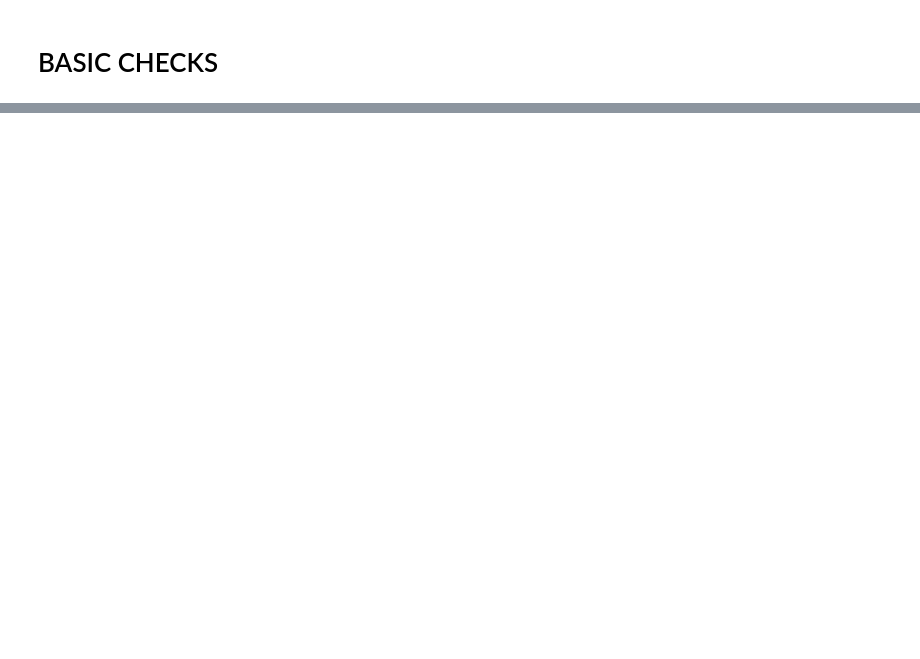
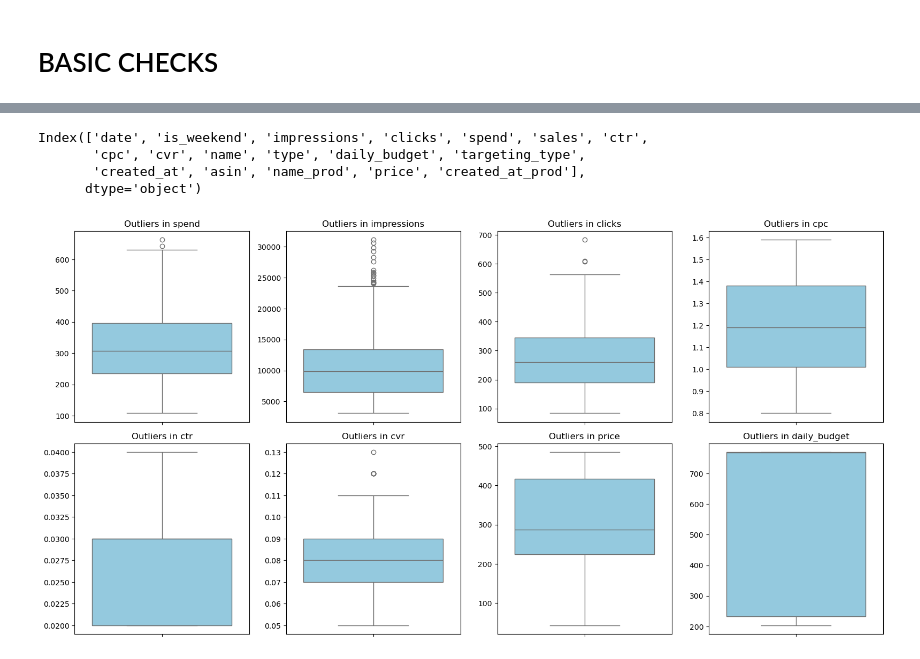
Before and after one commit to hemantam1/Day5-Compaign-, a Jupyter notebook: 5_feb/Untitled.ipynb, the cells around one changed output, grey strips where cells are left out. Drawn from its saved outputs; the diff is of its cells as text; code cells hidden in the pictures; blank space fills up the shorter version.

```diff
--- a/5_feb/Untitled.ipynb
+++ b/5_feb/Untitled.ipynb
@@ -206,3 +268,7 @@ master_df.describe(include = 'O')
+# %%
+
+master_df.drop(['status', 'status_camp', 'category'], axis=1, inplace=True)
+master_df.drop(['campaign_id','margin'],axis=1, inplace=True)
 # %%
 plt.figure(figsize=(25,25))               # here we have define figure and figure size
 plt_num = 1                               # number of plot we need
@@ -217,0 +324,7 @@ plt.tight_layout()                        #  Display all the subplots together i
+# %%
+master_df.columns
+# %% [output]
+Index(['date', 'is_weekend', 'impressions', 'clicks', 'spend', 'sales', 'ctr',
+       'cpc', 'cvr', 'name', 'type', 'daily_budget', 'targeting_type',
+       'created_at', 'asin', 'name_prod', 'price', 'created_at_prod'],
+      dtype='object')
@@ -217,0 +347,18 @@ plt.tight_layout()                        #  Display all the subplots together i
+# %%
+outlier_features = [
+     'spend', 'impressions', 'clicks',
+     'cpc', 'ctr', 'cvr', 'price', 'daily_budget'
+]
+
+plt.figure(figsize=(16, 12))
+
+for i, feature in enumerate(outlier_features, 1):
+    plt.subplot(3, 4, i)  # 3 rows aur 4 columns ka grid
+    sns.boxplot(data=master_df, y=feature, color='skyblue')
+    plt.title(f'Outliers in {feature}')
+    plt.ylabel('')
+
+plt.tight_layout()
+# plt.show()
+# %% [output]
+[figure, added]
```
Also changed, not shown: parts of 57 cells of this notebook, 2 other files.
